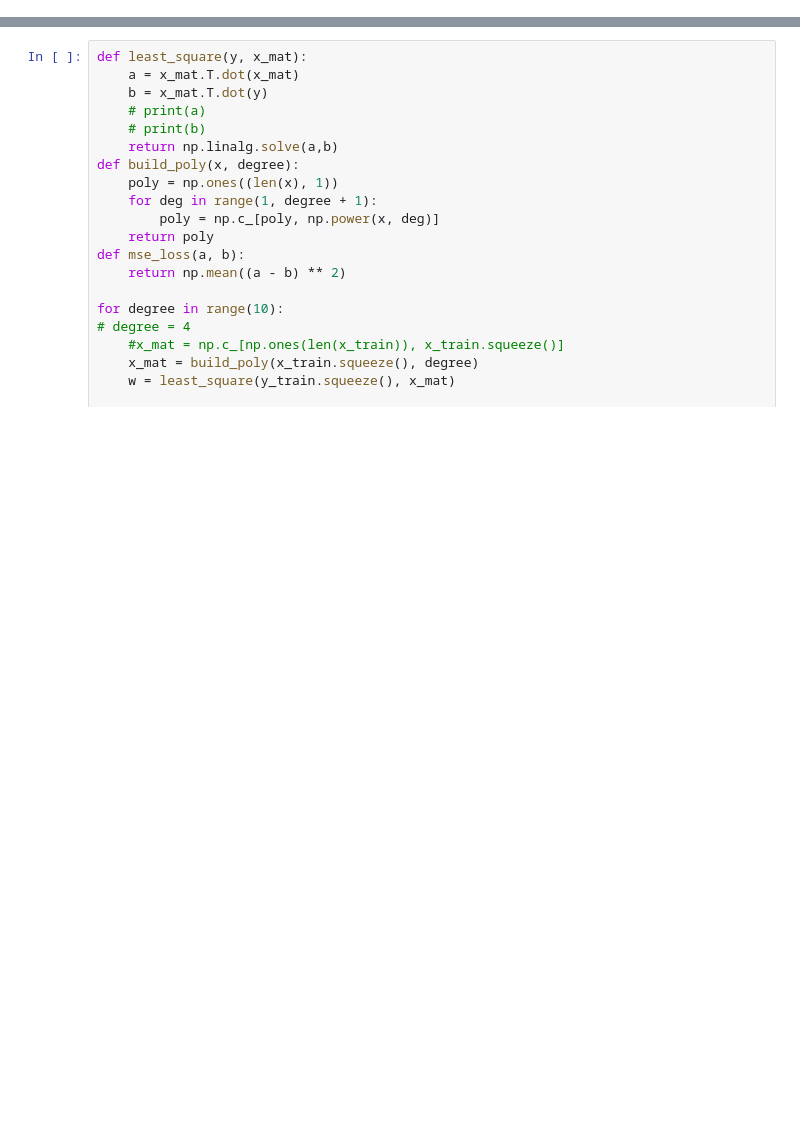
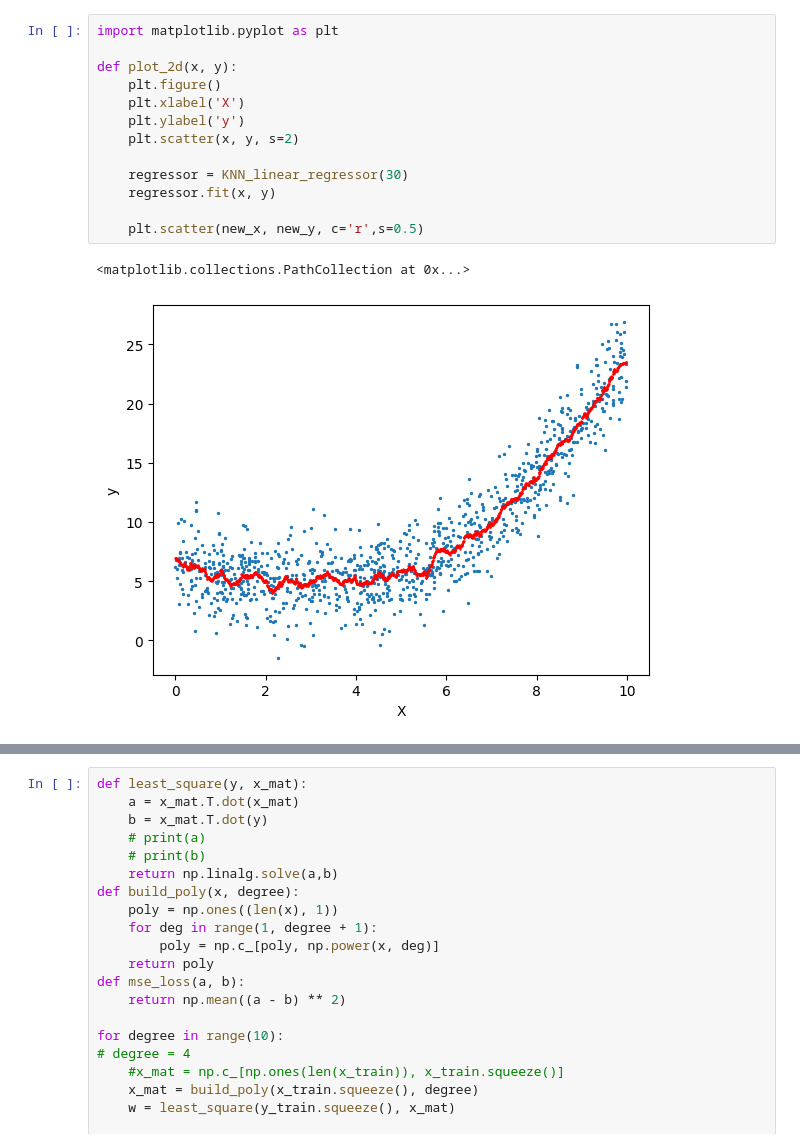
Before and after one commit to EonianCoda/ncku_IntroToAI_hw, a Jupyter notebook: hw4/test.ipynb, the cells around one changed output, grey strips where cells are left out. Saved outputs shown, nothing was run; the diff lists cells and outputs as text; blank space fills up the shorter version.

```diff
--- a/hw4/test.ipynb
+++ b/hw4/test.ipynb
@@ -101,3 +93,19 @@ class KNN_linear_regressor(object):
+# %%
+import matplotlib.pyplot as plt
+
+def plot_2d(x, y):
+    plt.figure()
+    plt.xlabel('X')
+    plt.ylabel('y')
+    plt.scatter(x, y, s=2)
+
+    regressor = KNN_linear_regressor(30)
+    regressor.fit(x, y)
+
+    plt.scatter(new_x, new_y, c='r',s=0.5)
+# %% [output]
+<matplotlib.collections.PathCollection at 0x...>
+[figure, added]
 # %%
 for n_neigh in range(2, 30):
     regressor = KNN_linear_regressor(n_neighbors=n_neigh)
```
Also changed, not shown: parts of 5 cells of this notebook, 1 other file.
